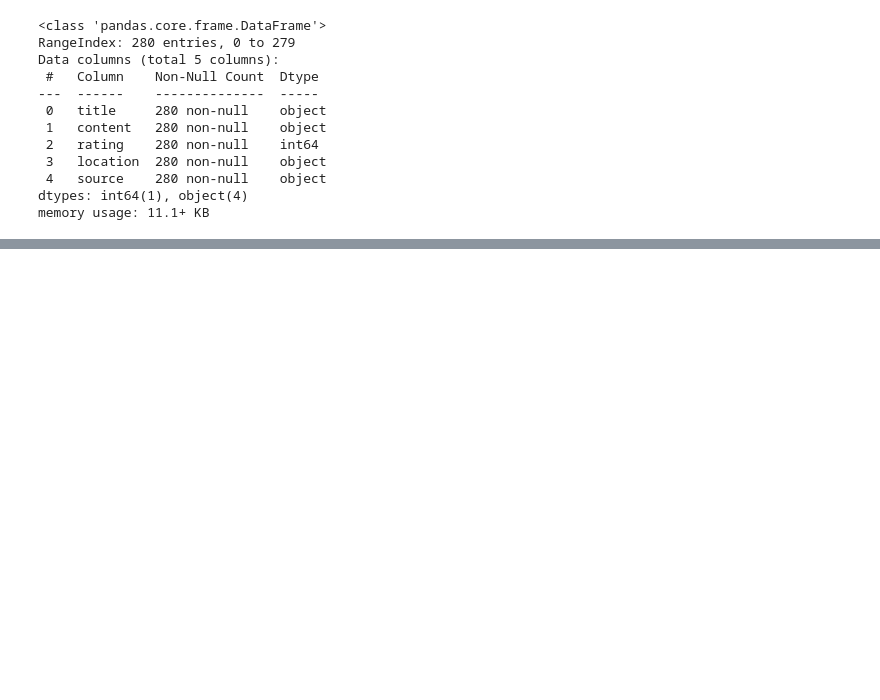
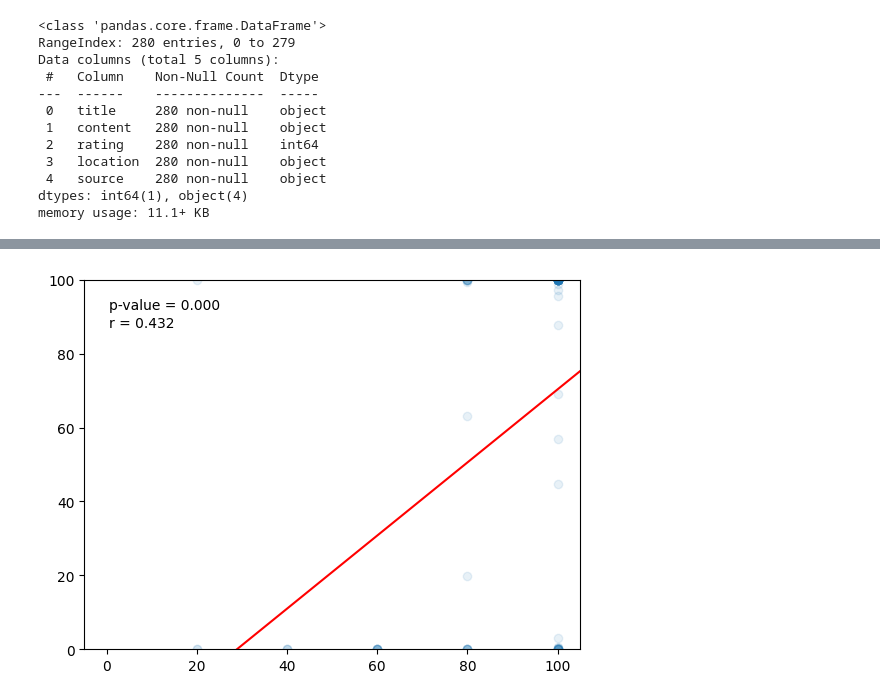
Before and after one commit to Aurora2500/FMCC, a Jupyter notebook: entrega_5/estudio.ipynb, the cells around one changed output, grey strips where cells are left out. Drawn from its saved outputs; the diff is of its cells as text; code cells hidden in the pictures; blank space fills up the shorter version.

```diff
--- a/entrega_5/estudio.ipynb
+++ b/entrega_5/estudio.ipynb
@@ -47,0 +106,13 @@ plt.show()
+# %%
+tripadvisor = df[df['source'] == 'TripAdvisor']
+
+reg = stats.linregress(tripadvisor['rating'], tripadvisor['sentiment_score'])
+
+fig, ax = plt.subplots()
+
+ax.scatter(tripadvisor['rating'], tripadvisor['sentiment_score'], alpha=0.1, label='tripadvisor')
+ax.axline((0, reg.intercept), slope=reg.slope, color='red')
+ax.text(0.05, 0.95, 'p-value = {:.3f}'.format(reg.pvalue), transform=ax.transAxes, va='top')
+ax.text(0.05, 0.90, 'r = {:.3f}'.format(reg.rvalue), transform=ax.transAxes, va='top')
+ax.set_ylim(0, 100)
+# %% [output]
@@ -47,0 +133 @@ plt.show()
+[figure, added]
```
Also changed, not shown: parts of 9 cells of this notebook.
